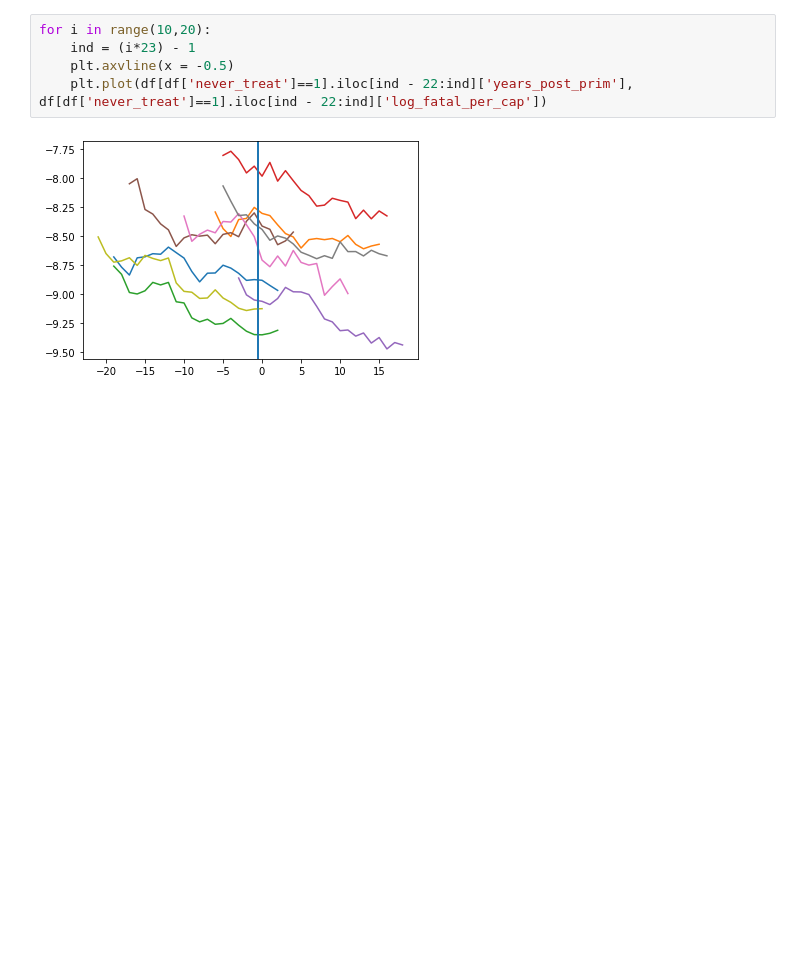
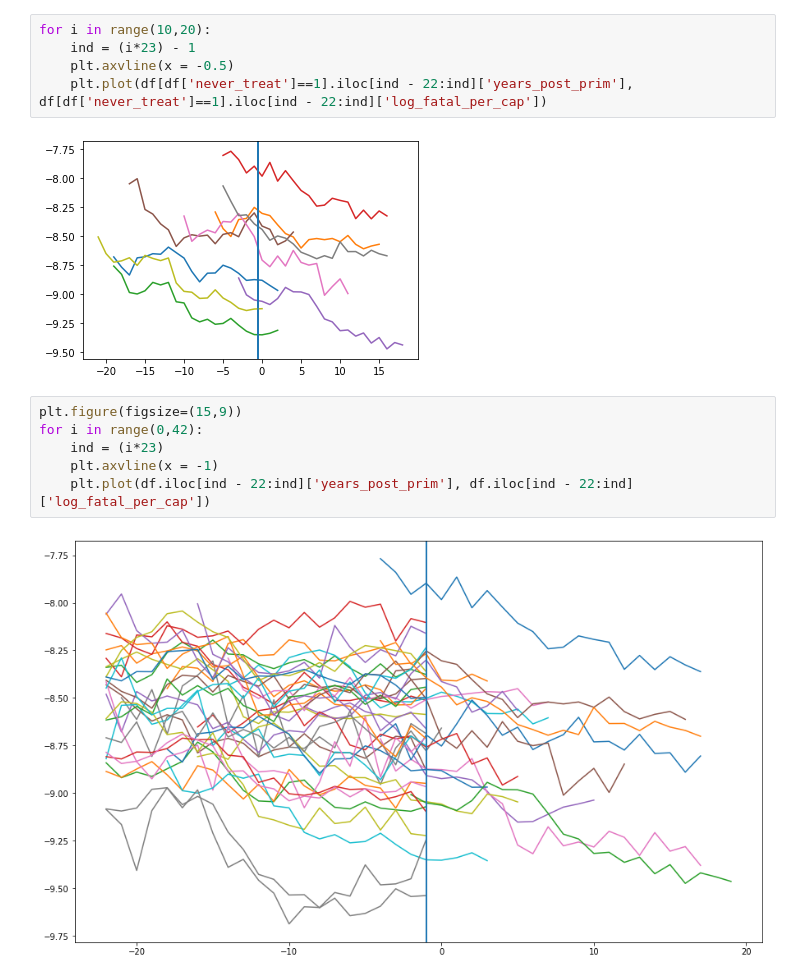
Before and after one commit to yazenkk/ARE213_Fall2023, a Jupyter notebook: PSet 2/Python/ARE213 PSet2 Question1.ipynb, the cells around one changed output. Saved outputs shown, nothing was run; the diff lists cells and outputs as text; blank space fills up the shorter version.

```diff
--- a/PSet 2/Python/ARE213 PSet2 Question1.ipynb
+++ b/PSet 2/Python/ARE213 PSet2 Question1.ipynb
@@ -366,3 +327,11 @@ for i in range(10,20):
     plt.plot(df[df['never_treat']==1].iloc[ind - 22:ind]['years_post_prim'], df[df['never_treat']==1].iloc[ind - 22:ind]['log_fatal_per_cap'])
 # %% [output]
 [figure]
+# %%
+plt.figure(figsize=(15,9))
+for i in range(0,42):
+    ind = (i*23)
+    plt.axvline(x = -1)
+    plt.plot(df.iloc[ind - 22:ind]['years_post_prim'], df.iloc[ind - 22:ind]['log_fatal_per_cap'])
+# %% [output]
+[figure, added]
```
Also changed, not shown: parts of 11 cells of this notebook.
